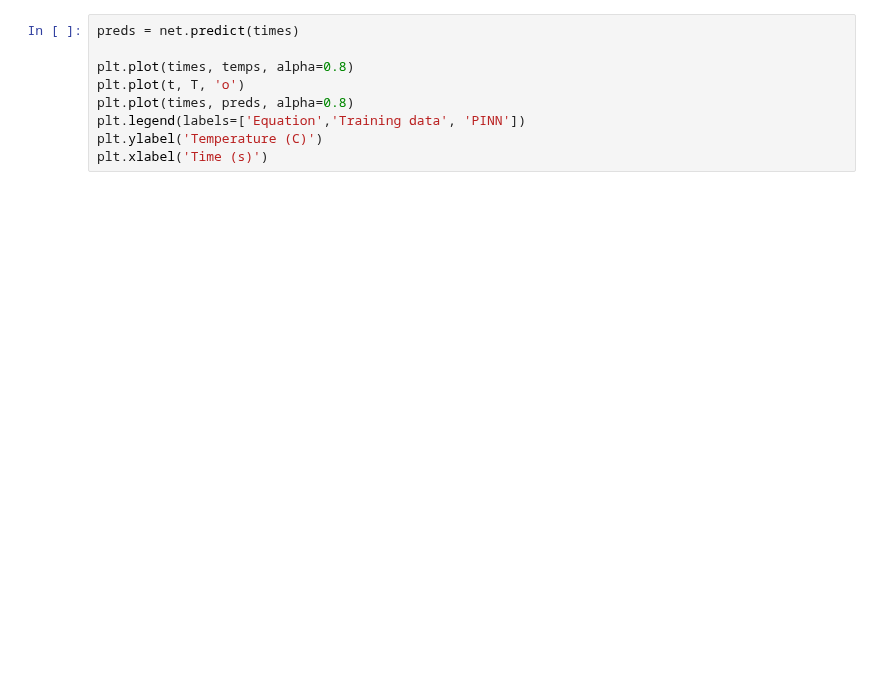
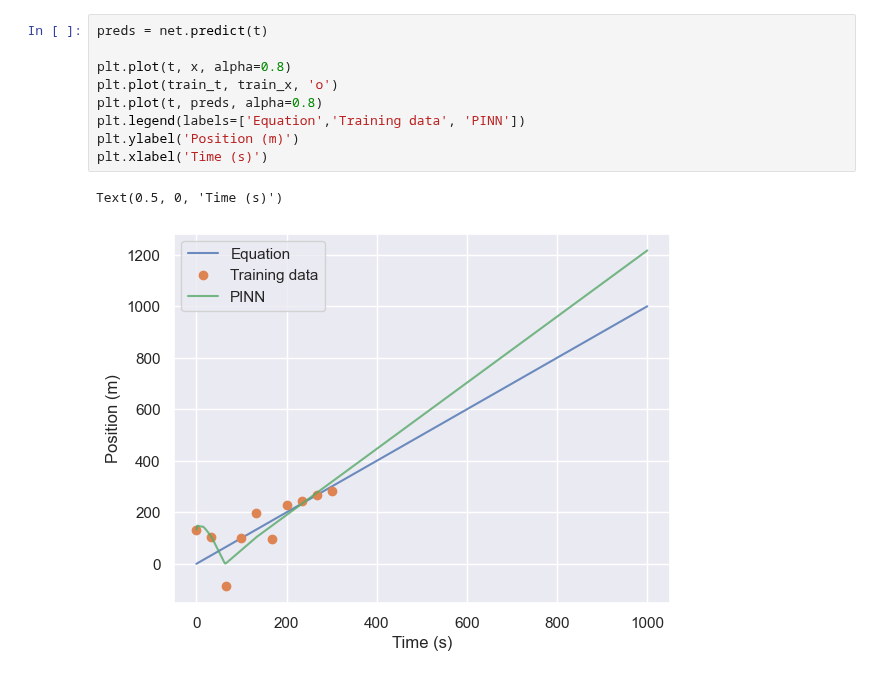
Before and after one commit to rahavdayan/pinns-model, a Jupyter notebook: src/ferrofluid/ferrofluid.ipynb, the cells around one changed output. Saved outputs shown, nothing was run; the diff lists cells and outputs as text; blank space fills up the shorter version.

```diff
--- a/src/ferrofluid/ferrofluid.ipynb
+++ b/src/ferrofluid/ferrofluid.ipynb
@@ -61,9 +76,12 @@ NameError: name 'Net' is not defined
 # %%
-preds = net.predict(times)
+preds = net.predict(t)
 
-plt.plot(times, temps, alpha=0.8)
-plt.plot(t, T, 'o')
-plt.plot(times, preds, alpha=0.8)
+plt.plot(t, x, alpha=0.8)
+plt.plot(train_t, train_x, 'o')
+plt.plot(t, preds, alpha=0.8)
 plt.legend(labels=['Equation','Training data', 'PINN'])
-plt.ylabel('Temperature (C)')
+plt.ylabel('Position (m)')
 plt.xlabel('Time (s)')
+# %% [output]
+Text(0.5, 0, 'Time (s)')
+[figure, added]
```
Also changed, not shown: parts of 8 cells of this notebook, 2 other files.
